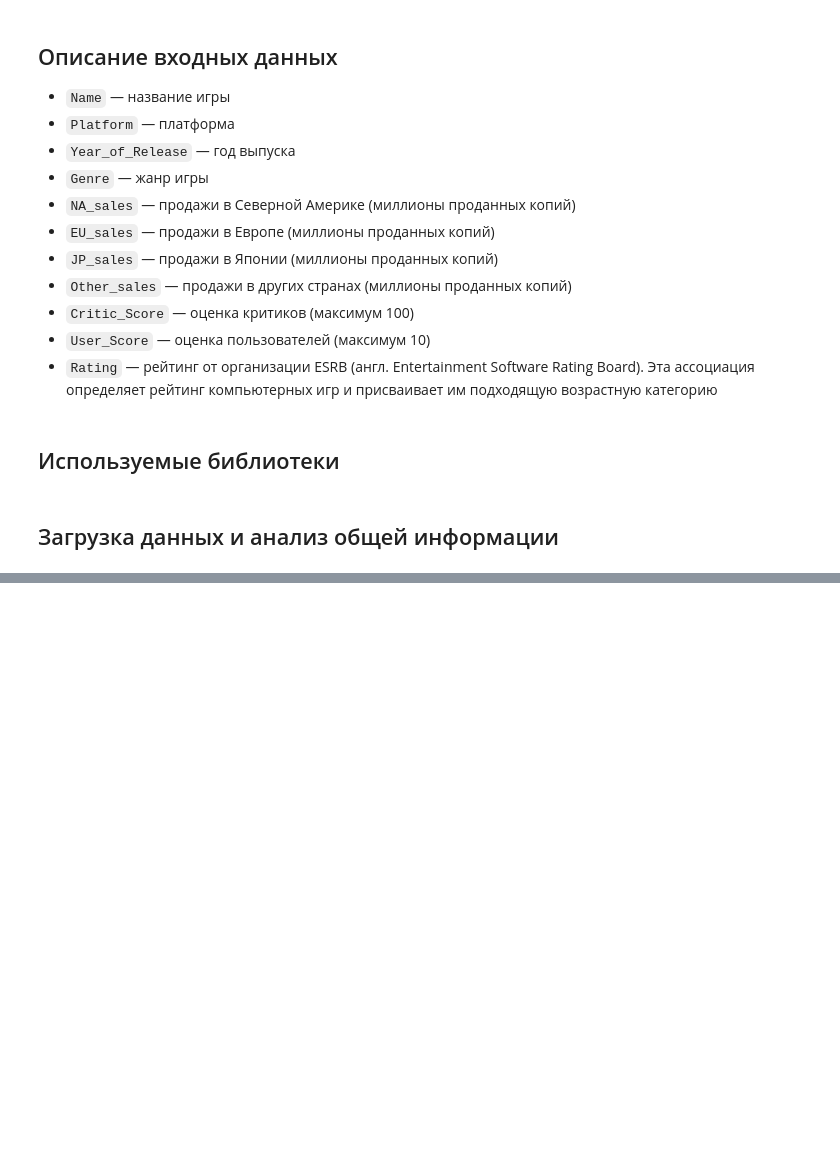
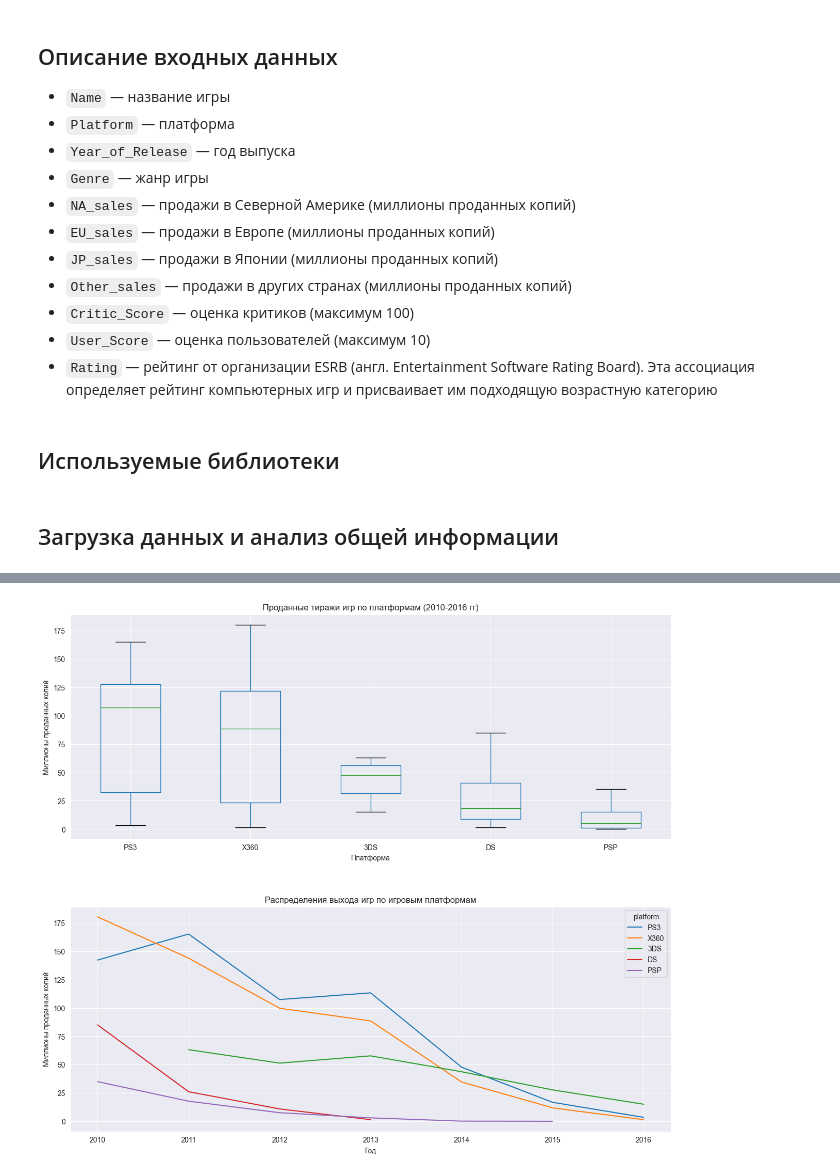
Before and after one commit to max150797/DataScience_Projects, a Jupyter notebook: Проекты по анализу данных/Исследование продаж компьютерных игр для планирования рекламных кампаний магазина/Исследование рынка компьютерных игр.ipynb, the cells around one changed output, grey strips where cells are left out. Cells and saved outputs as stored; diff of their text form; code cells hidden in the pictures; blank space fills up the shorter version.

```diff
--- a/Проекты по анализу данных/Исследование продаж компьютерных игр для планирования рекламных кампаний магазина/Исследование рынка компьютерных игр.ipynb
+++ b/Проекты по анализу данных/Исследование продаж компьютерных игр для планирования рекламных кампаний магазина/Исследование рынка компьютерных игр.ipynb
@@ -71,0 +301,32 @@ plt.show()
+# %%
+data = data[data['year_of_release']>=2010]
+
+# определим новый топ платформ уже для актуального периода
+top10_platforms = data['platform'].value_counts()[:5].index.tolist()
+
+fig, axes = plt.subplots(2, 1, figsize=(15, 13))
+
+data.pivot_table(index=['year_of_release'],
+                 columns=['platform'],
+                 values='total_sales',
+                 aggfunc='sum')[top10_platforms].boxplot(ax=axes[0])
+
+
+data.pivot_table(index=['year_of_release'],
+                 columns=['platform'],
+                 values='total_sales',
+                 aggfunc='sum')[top10_platforms].plot(ax=axes[1])
+
+axes[0].set_title('Проданные тиражи игр по платформам (2010-2016 гг)', fontsize=12)
+axes[0].set_xlabel('Платформа')
+axes[0].set_ylabel('Миллионы проданных копий')
+
+axes[1].set_title('Распределения выхода игр по игровым платформам', fontsize=12)
+axes[1].set_xlabel('Год')
+axes[1].set_ylabel('Миллионы проданных копий')
+
+plt.subplots_adjust(hspace=0.3)
+
+plt.show()
+# %% [output]
+[figure, added]
```
Also changed, not shown: parts of 52 cells of this notebook, 1 other file.
